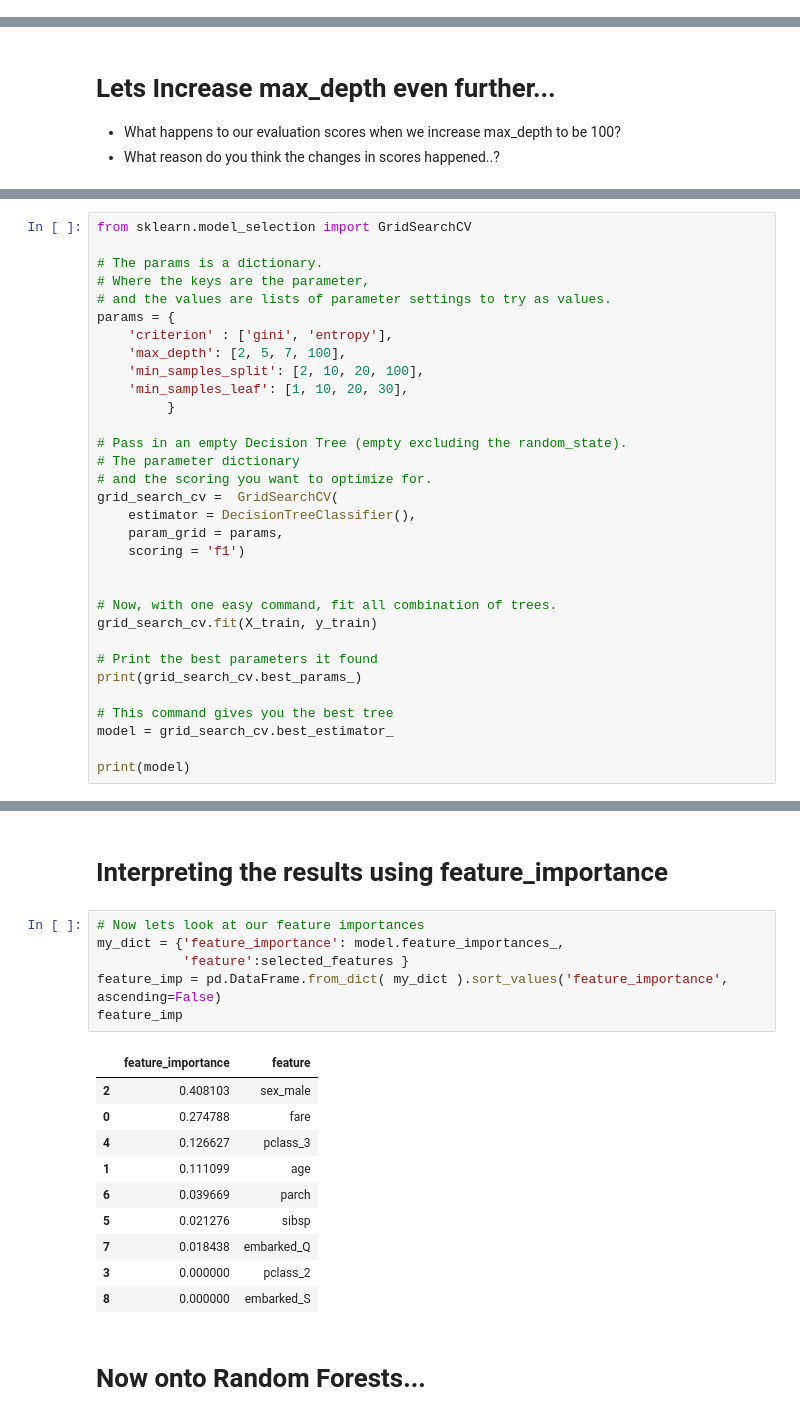
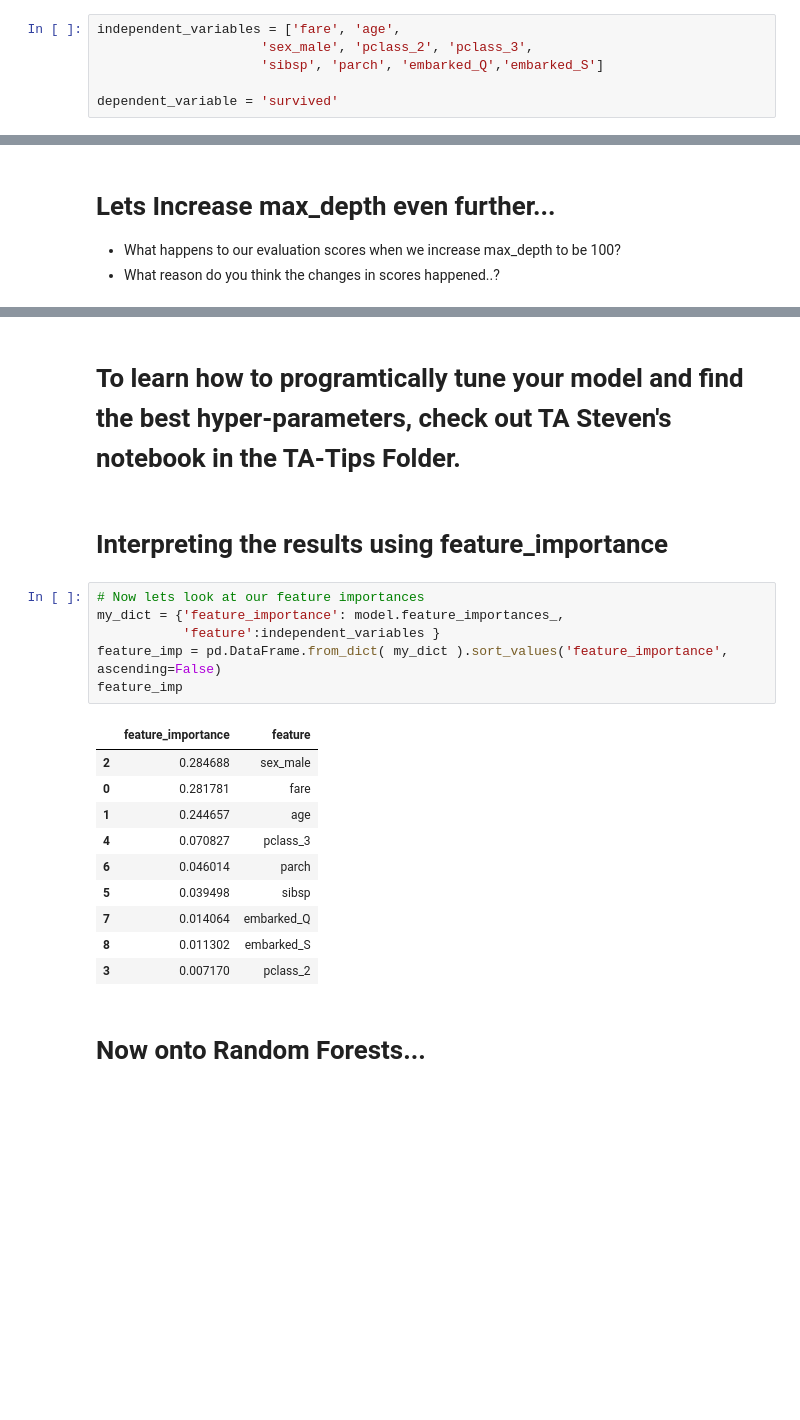
Before and after one commit to CUNYTechPrep/2023-fall-data-science-tuesday, a Jupyter notebook: Week-07-Decision-Trees-n-RandomForest/Lecture-RandomForests.ipynb, the cells around one changed output, grey strips where cells are left out. Saved outputs shown, nothing was run; the diff lists cells and outputs as text; blank space fills up the shorter version.

```diff
--- a/Week-07-Decision-Trees-n-RandomForest/Lecture-RandomForests.ipynb
+++ b/Week-07-Decision-Trees-n-RandomForest/Lecture-RandomForests.ipynb
@@ -123,3 +96,9 @@ DecisionTreeClassifier(max_depth=1)
+# %%
+independent_variables = ['fare', 'age',
+                     'sex_male', 'pclass_2', 'pclass_3',
+                     'sibsp', 'parch', 'embarked_Q','embarked_S']
+
+dependent_variable = 'survived'
 # %% [markdown]
 # #3 Build and train model.
 1. For our first pass, initialize our model with `max_depth=2`.
@@ -447,32 +492,0 @@ ccp_alpha : non-negative float, default=0.0
-# %%
-from sklearn.model_selection import GridSearchCV
-
-# The params is a dictionary.
-# Where the keys are the parameter,
-# and the values are lists of parameter settings to try as values.
-params = {
-    'criterion' : ['gini', 'entropy'],
-    'max_depth': [2, 5, 7, 100],
-    'min_samples_split': [2, 10, 20, 100],
-    'min_samples_leaf': [1, 10, 20, 30],
-         }
-
-# Pass in an empty Decision Tree (empty excluding the random_state).
-# The parameter dictionary
-# and the scoring you want to optimize for.
-grid_search_cv =  GridSearchCV(
-    estimator = DecisionTreeClassifier(),
-    param_grid = params,
-    scoring = 'f1')
-
-
-# Now, with one easy command, fit all combination of trees.
-grid_search_cv.fit(X_train, y_train)
-
-# Print the best parameters it found
-print(grid_search_cv.best_params_)
-
-# This command gives you the best tree
-model = grid_search_cv.best_estimator_
-
-print(model)
@@ -546,22 +493,24 @@ graph
+# %% [markdown]
+# To learn how to programtically tune your model and find the best hyper-parameters, check out TA Steven's notebook in the TA-Tips Folder.
 # %% [markdown]
 # Interpreting the results using feature_importance
 # %%
 # Now lets look at our feature importances
 my_dict = {'feature_importance': model.feature_importances_,
-           'feature':selected_features }
+           'feature':independent_variables }
 feature_imp = pd.DataFrame.from_dict( my_dict ).sort_values('feature_importance', ascending=False)
 feature_imp
 # %% [output]
 |  | feature_importance | feature |
-| 2 | 0.408103 | sex_male |
-| 0 | 0.274788 | fare |
-| 4 | 0.126627 | pclass_3 |
-| 1 | 0.111099 | age |
-| 6 | 0.039669 | parch |
-| 5 | 0.021276 | sibsp |
-| 7 | 0.018438 | embarked_Q |
-| 3 | 0.000000 | pclass_2 |
-| 8 | 0.000000 | embarked_S |
+| 2 | 0.284688 | sex_male |
+| 0 | 0.281781 | fare |
+| 1 | 0.244657 | age |
+| 4 | 0.070827 | pclass_3 |
+| 6 | 0.046014 | parch |
+| 5 | 0.039498 | sibsp |
+| 7 | 0.014064 | embarked_Q |
+| 8 | 0.011302 | embarked_S |
+| 3 | 0.007170 | pclass_2 |
 # %% [markdown]
 # Now onto Random Forests...
 # %%
```
Also changed, not shown: parts of 31 cells of this notebook, 6 other files.
